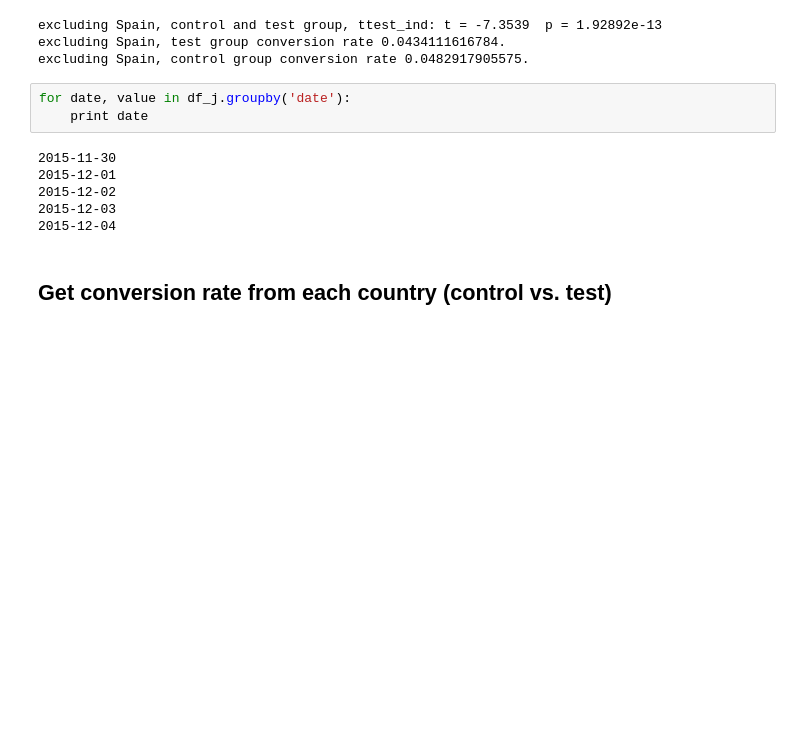
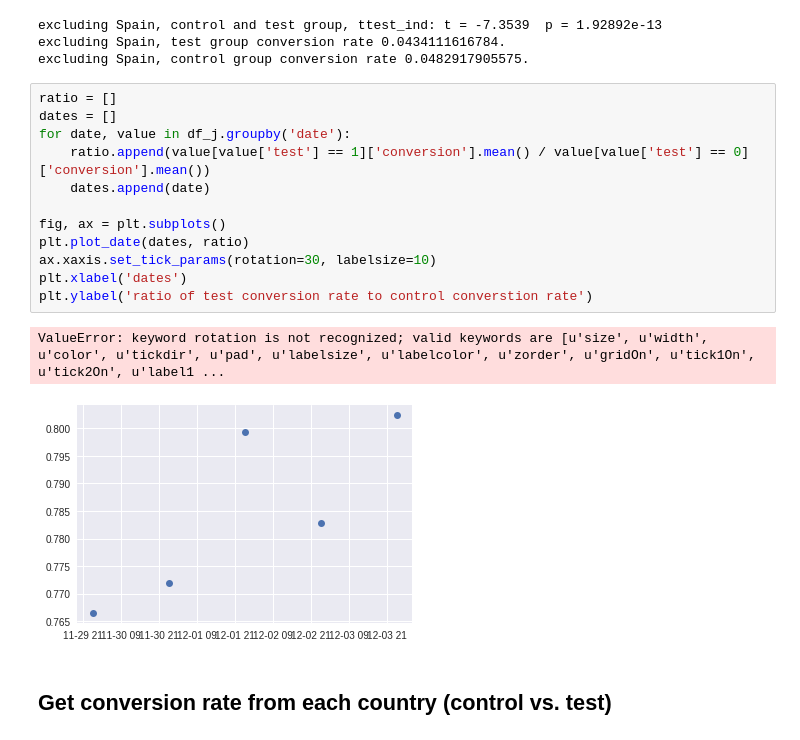
Before and after one commit to yutsai84/Datachallenge, a Jupyter notebook: ABtest.ipynb, the cells around one changed output. Drawn from its saved outputs; the diff is of its cells as text; blank space fills up the shorter version.

Commit message:
adding A/B test performance for a week

```diff
--- a/ABtest.ipynb
+++ b/ABtest.ipynb
@@ -171,15 +171,21 @@ print 'excluding Spain, control group conversion rate {}.'.format(df_j[(df_j['te
 excluding Spain, control and test group, ttest_ind: t = -7.3539  p = 1.92892e-13
 excluding Spain, test group conversion rate 0.0434111616784.
 excluding Spain, control group conversion rate 0.0482917905575.
-# %%
-for date, value in df_j.groupby('date'):
-    print date
-# %% [output]
-2015-11-30
-2015-12-01
-2015-12-02
-2015-12-03
-2015-12-04
+# %%
+ratio = []
+dates = []
+for date, value in df_j.groupby('date'):
+    ratio.append(value[value['test'] == 1]['conversion'].mean() / value[value['test'] == 0]['conversion'].mean())
+    dates.append(date)
+
+fig, ax = plt.subplots()
+plt.plot_date(dates, ratio)
+ax.xaxis.set_tick_params(rotation=30, labelsize=10)
+plt.xlabel('dates')
+plt.ylabel('ratio of test conversion rate to control converstion rate')
+# %% [output]
+ValueError: keyword rotation is not recognized; valid keywords are [u'size', u'width', u'color', u'tickdir', u'pad', u'labelsize', u'labelcolor', u'zorder', u'gridOn', u'tick1On', u'tick2On', u'label1 ...
+[figure, added]
 # %% [markdown]
 ## Get conversion rate from each country (control vs. test)
 # %%
```
